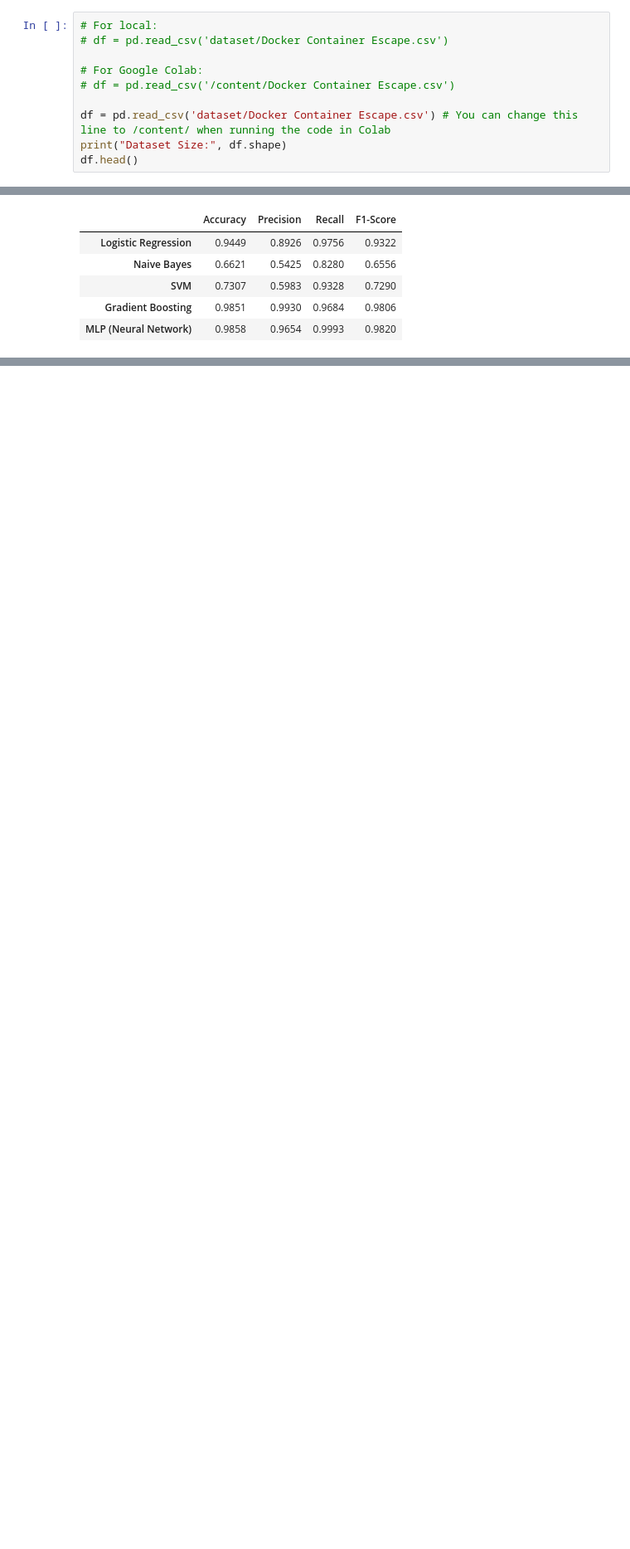
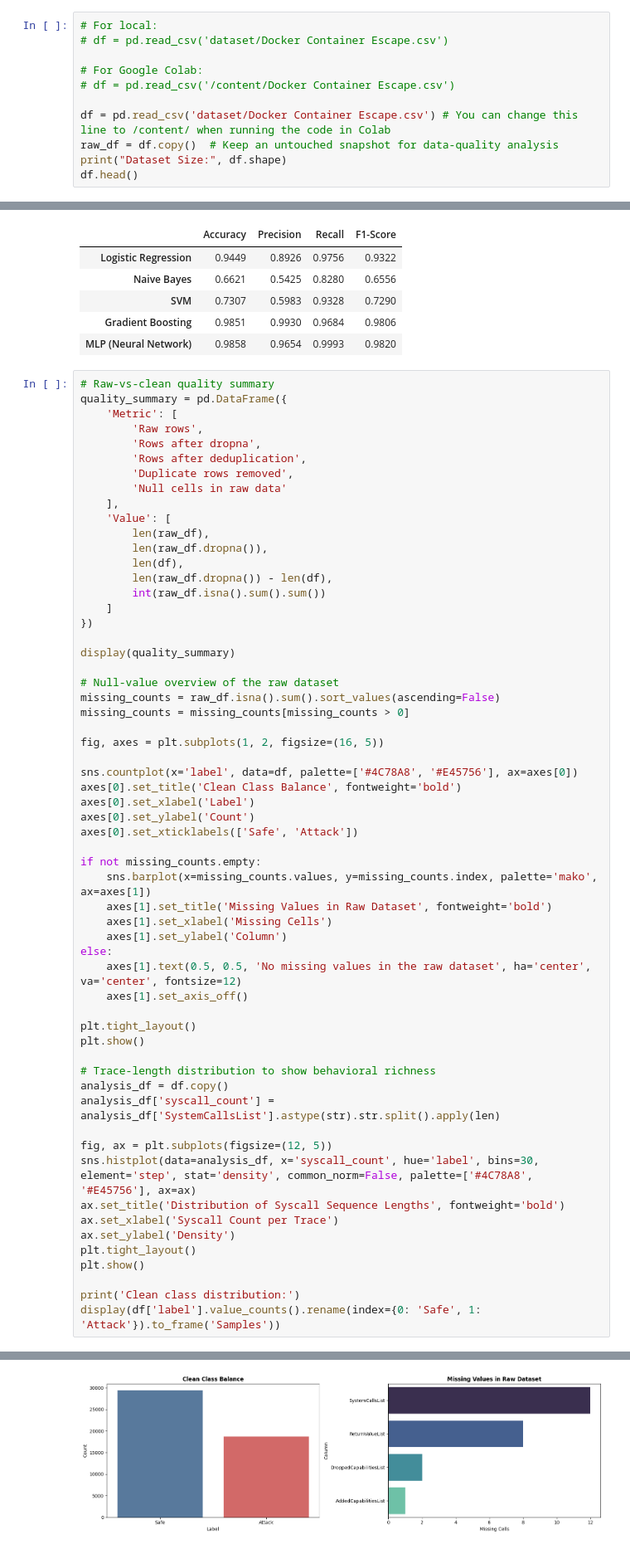
Before and after one commit to gulcihanglmz/cloud-computing-p2, a Jupyter notebook: analyse.ipynb, the cells around one changed output, grey strips where cells are left out. Shown at 83% size. Cells and saved outputs as stored; diff of their text form; blank space fills up the shorter version.

```diff
--- a/analyse.ipynb
+++ b/analyse.ipynb
@@ -33,6 +33,7 @@ warnings.filterwarnings('ignore')
 # df = pd.read_csv('/content/Docker Container Escape.csv')
 
 df = pd.read_csv('dataset/Docker Container Escape.csv') # You can change this line to /content/ when running the code in Colab
+raw_df = df.copy()  # Keep an untouched snapshot for data-quality analysis
 print("Dataset Size:", df.shape)
 df.head()
 # %% [output]
@@ -200,3 +201,63 @@ MLP (Neural Network) training...
 | SVM | 0.7307 | 0.5983 | 0.9328 | 0.7290 |
 | Gradient Boosting | 0.9851 | 0.9930 | 0.9684 | 0.9806 |
 | MLP (Neural Network) | 0.9858 | 0.9654 | 0.9993 | 0.9820 |
+# %%
+# Raw-vs-clean quality summary
+quality_summary = pd.DataFrame({
+    'Metric': [
+        'Raw rows',
+        'Rows after dropna',
+        'Rows after deduplication',
+        'Duplicate rows removed',
+        'Null cells in raw data'
+    ],
+    'Value': [
+        len(raw_df),
+        len(raw_df.dropna()),
+        len(df),
+        len(raw_df.dropna()) - len(df),
+        int(raw_df.isna().sum().sum())
+    ]
+})
+
+display(quality_summary)
+
+# Null-value overview of the raw dataset
+missing_counts = raw_df.isna().sum().sort_values(ascending=False)
+missing_counts = missing_counts[missing_counts > 0]
+
+fig, axes = plt.subplots(1, 2, figsize=(16, 5))
+
+sns.countplot(x='label', data=df, palette=['#4C78A8', '#E45756'], ax=axes[0])
+axes[0].set_title('Clean Class Balance', fontweight='bold')
+axes[0].set_xlabel('Label')
+axes[0].set_ylabel('Count')
+axes[0].set_xticklabels(['Safe', 'Attack'])
+
+if not missing_counts.empty:
+    sns.barplot(x=missing_counts.values, y=missing_counts.index, palette='mako', ax=axes[1])
+    axes[1].set_title('Missing Values in Raw Dataset', fontweight='bold')
+    axes[1].set_xlabel('Missing Cells')
+    axes[1].set_ylabel('Column')
+else:
+    axes[1].text(0.5, 0.5, 'No missing values in the raw dataset', ha='center', va='center', fontsize=12)
+    axes[1].set_axis_off()
+
+plt.tight_layout()
+plt.show()
+
+# Trace-length distribution to show behavioral richness
+analysis_df = df.copy()
+analysis_df['syscall_count'] = analysis_df['SystemCallsList'].astype(str).str.split().apply(len)
+
+fig, ax = plt.subplots(figsize=(12, 5))
+sns.histplot(data=analysis_df, x='syscall_count', hue='label', bins=30, element='step', stat='density', common_norm=False, palette=['#4C78A8', '#E45756'], ax=ax)
+ax.set_title('Distribution of Syscall Sequence Lengths', fontweight='bold')
+ax.set_xlabel('Syscall Count per Trace')
+ax.set_ylabel('Density')
+plt.tight_layout()
+plt.show()
+
+print('Clean class distribution:')
+display(df['label'].value_counts().rename(index={0: 'Safe', 1: 'Attack'}).to_frame('Samples'))
+# %% [output]
@@ -202,0 +270 @@ MLP (Neural Network) training...
+[figure, added]
```
Also changed, not shown: parts of 4 cells of this notebook.
